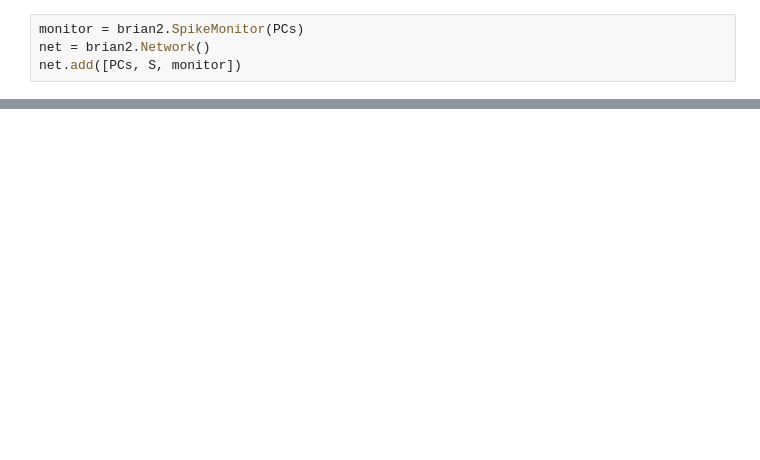
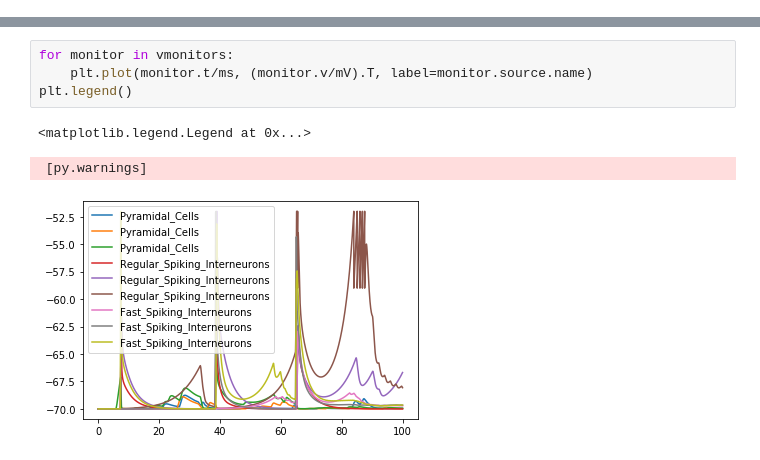
Before and after one commit to assr-biporal/reproductions, a Jupyter notebook: Functional consequences of cortical circuit abnormalities on gamma in schizophrenia/Spencer2009gammaSZmodel.ipynb, the cells around one changed output, grey strips where cells are left out. Cells and saved outputs as stored; diff of their text form; blank space fills up the shorter version.

```diff
--- a/Functional consequences of cortical circuit abnormalities on gamma in schizophrenia/Spencer2009gammaSZmodel.ipynb
+++ b/Functional consequences of cortical circuit abnormalities on gamma in schizophrenia/Spencer2009gammaSZmodel.ipynb
@@ -43,4 +9,0 @@ S.connect(p=0.1)
-# %%
-monitor = brian2.SpikeMonitor(PCs)
-net = brian2.Network()
-net.add([PCs, S, monitor])
@@ -50,0 +79,8 @@ INFO       No numerical integration method specified for group 'neurongroup', us
+# %%
+for monitor in vmonitors:
+    plt.plot(monitor.t/ms, (monitor.v/mV).T, label=monitor.source.name)
+plt.legend()
+# %% [output]
+<matplotlib.legend.Legend at 0x...>
+ [py.warnings]
+[figure, added]
```
Also changed, not shown: parts of 10 cells of this notebook, 4 other files.
